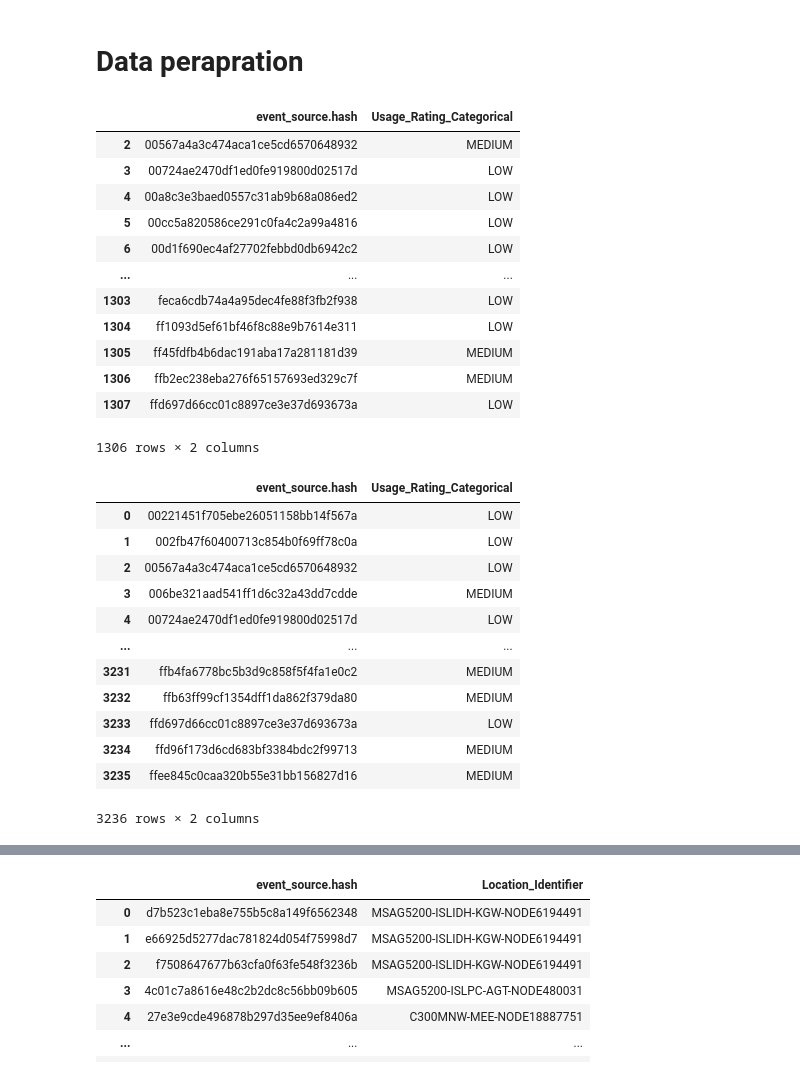
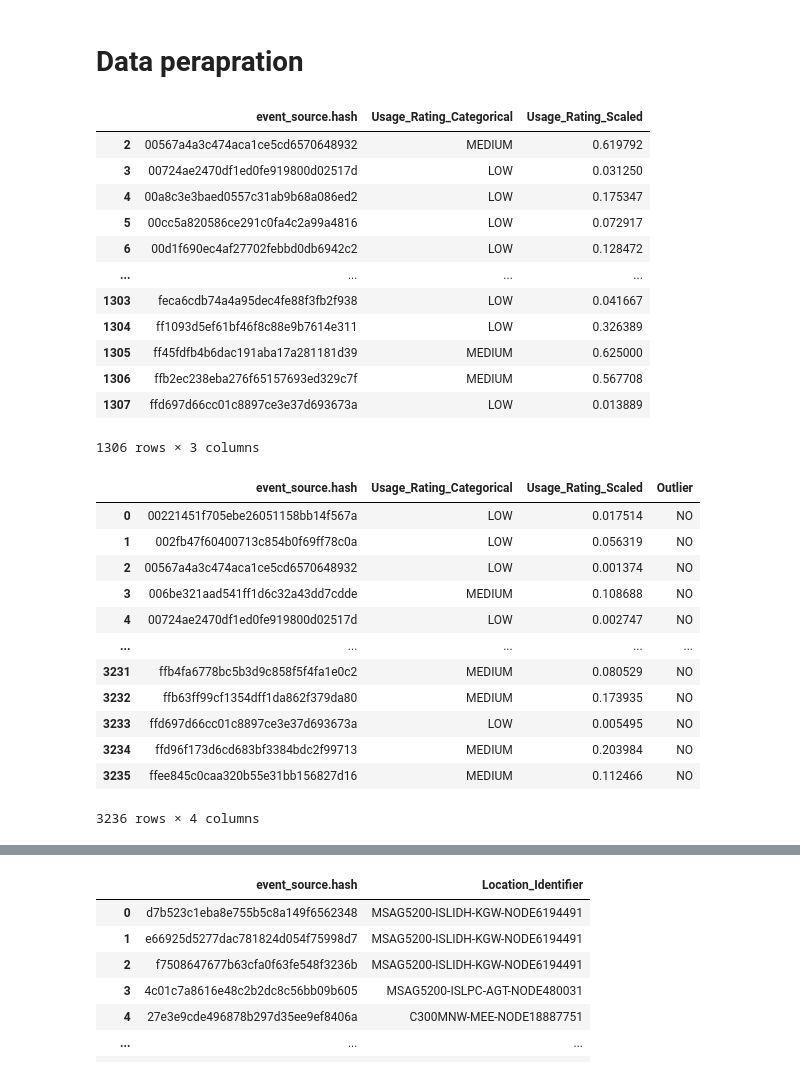
Before and after one commit to cmadusankahw/leve-4-research-hybrid-recommender-for-fixed-line-telco, a Jupyter notebook: User Profile analysis.ipynb, the cells around one changed output, grey strips where cells are left out. Saved outputs shown, nothing was run; the diff lists cells and outputs as text; code cells hidden in the pictures.

Commit message:
added outlier analysis and product catalog preparation|

```diff
--- a/User Profile analysis.ipynb
+++ b/User Profile analysis.ipynb
@@ -29,40 +30,40 @@ peo_tv_location = pd.read_csv("data/user_profile/PEO_TV_Locations_of_Users.csv")
 # Data perapration
 # %%
 bb_usage.rename(columns={'Unnamed: 0':'event_source.hash'}, inplace="True")
-bb_usage = bb_usage[['event_source.hash','Usage_Rating_Categorical']]
+bb_usage = bb_usage[['event_source.hash','Usage_Rating_Categorical','Usage_Rating_Scaled']]
 bb_usage.drop_duplicates("event_source.hash", inplace=True)
 bb_usage.drop([0,1], axis=0, inplace=True)
 bb_usage
 # %% [output]
-|  | event_source.hash | Usage_Rating_Categorical |
-| 2 | 00567a4a3c474aca1ce5cd6570648932 | MEDIUM |
-| 3 | 00724ae2470df1ed0fe919800d02517d | LOW |
-| 4 | 00a8c3e3baed0557c31ab9b68a086ed2 | LOW |
-| 5 | 00cc5a820586ce291c0fa4c2a99a4816 | LOW |
-| 6 | 00d1f690ec4af27702febbd0db6942c2 | LOW |
-| ... | ... | ... |
-| 1303 | feca6cdb74a4a95dec4fe88f3fb2f938 | LOW |
-| 1304 | ff1093d5ef61bf46f8c88e9b7614e311 | LOW |
-| 1305 | ff45fdfb4b6dac191aba17a281181d39 | MEDIUM |
-| 1306 | ffb2ec238eba276f65157693ed329c7f | MEDIUM |
-| 1307 | ffd697d66cc01c8897ce3e37d693673a | LOW |
+|  | event_source.hash | Usage_Rating_Categorical | Usage_Rating_Scaled |
+| 2 | 00567a4a3c474aca1ce5cd6570648932 | MEDIUM | 0.619792 |
+| 3 | 00724ae2470df1ed0fe919800d02517d | LOW | 0.031250 |
+| 4 | 00a8c3e3baed0557c31ab9b68a086ed2 | LOW | 0.175347 |
+| 5 | 00cc5a820586ce291c0fa4c2a99a4816 | LOW | 0.072917 |
+| 6 | 00d1f690ec4af27702febbd0db6942c2 | LOW | 0.128472 |
+| ... | ... | ... | ... |
+| 1303 | feca6cdb74a4a95dec4fe88f3fb2f938 | LOW | 0.041667 |
+| 1304 | ff1093d5ef61bf46f8c88e9b7614e311 | LOW | 0.326389 |
+| 1305 | ff45fdfb4b6dac191aba17a281181d39 | MEDIUM | 0.625000 |
+| 1306 | ffb2ec238eba276f65157693ed329c7f | MEDIUM | 0.567708 |
+| 1307 | ffd697d66cc01c8897ce3e37d693673a | LOW | 0.013889 |
-1306 rows × 2 columns
+1306 rows × 3 columns
 # %%
-voice_onnet_incoming_usage = voice_onnet_incoming_usage[['event_source.hash','Usage_Rating_Categorical']]
+voice_onnet_incoming_usage = voice_onnet_incoming_usage[['event_source.hash','Usage_Rating_Categorical','Usage_Rating_Scaled','Outlier']]
 voice_onnet_incoming_usage.drop_duplicates("event_source.hash", inplace=True)
 voice_onnet_incoming_usage
 # %% [output]
-|  | event_source.hash | Usage_Rating_Categorical |
-| 0 | 00221451f705ebe26051158bb14f567a | LOW |
-| 1 | 002fb47f60400713c854b0f69ff78c0a | LOW |
-| 2 | 00567a4a3c474aca1ce5cd6570648932 | LOW |
-| 3 | 006be321aad541ff1d6c32a43dd7cdde | MEDIUM |
-| 4 | 00724ae2470df1ed0fe919800d02517d | LOW |
-| ... | ... | ... |
-| 3231 | ffb4fa6778bc5b3d9c858f5f4fa1e0c2 | MEDIUM |
-| 3232 | ffb63ff99cf1354dff1da862f379da80 | MEDIUM |
-| 3233 | ffd697d66cc01c8897ce3e37d693673a | LOW |
-| 3234 | ffd96f173d6cd683bf3384bdc2f99713 | MEDIUM |
-| 3235 | ffee845c0caa320b55e31bb156827d16 | MEDIUM |
+|  | event_source.hash | Usage_Rating_Categorical | Usage_Rating_Scaled | Outlier |
+| 0 | 00221451f705ebe26051158bb14f567a | LOW | 0.017514 | NO |
+| 1 | 002fb47f60400713c854b0f69ff78c0a | LOW | 0.056319 | NO |
+| 2 | 00567a4a3c474aca1ce5cd6570648932 | LOW | 0.001374 | NO |
+| 3 | 006be321aad541ff1d6c32a43dd7cdde | MEDIUM | 0.108688 | NO |
+| 4 | 00724ae2470df1ed0fe919800d02517d | LOW | 0.002747 | NO |
+| ... | ... | ... | ... | ... |
+| 3231 | ffb4fa6778bc5b3d9c858f5f4fa1e0c2 | MEDIUM | 0.080529 | NO |
+| 3232 | ffb63ff99cf1354dff1da862f379da80 | MEDIUM | 0.173935 | NO |
+| 3233 | ffd697d66cc01c8897ce3e37d693673a | LOW | 0.005495 | NO |
+| 3234 | ffd96f173d6cd683bf3384bdc2f99713 | MEDIUM | 0.203984 | NO |
+| 3235 | ffee845c0caa320b55e31bb156827d16 | MEDIUM | 0.112466 | NO |
-3236 rows × 2 columns
+3236 rows × 4 columns
 # %%
```
Also changed, not shown: parts of 11 cells of this notebook, 3 other files.
